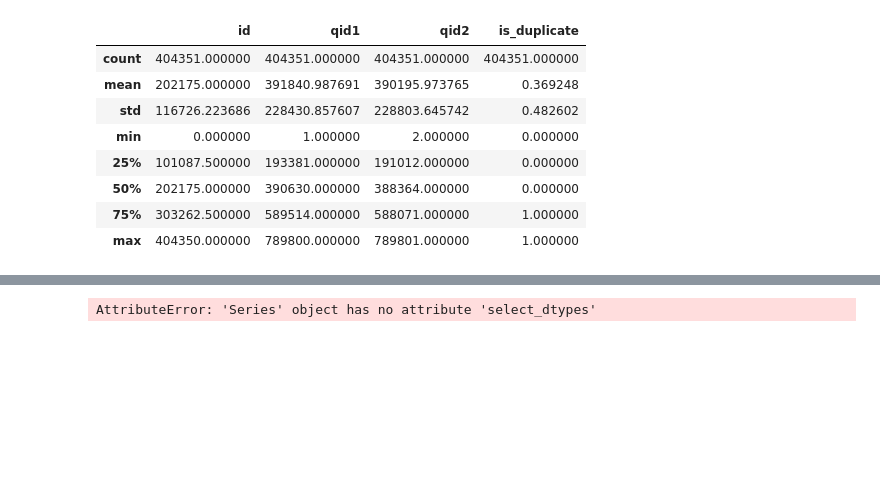
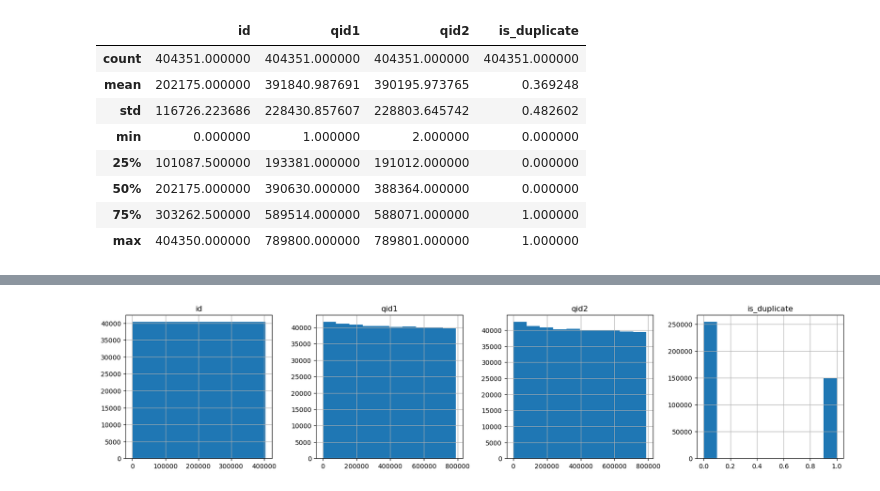
Before and after one commit to Dhouib-Mohamed/Duplicate-Question-Predictor, a Jupyter notebook: notebooks/raw_visualization.ipynb, the cells around one changed output, grey strips where cells are left out. Cells and saved outputs as stored; diff of their text form; code cells hidden in the pictures; blank space fills up the shorter version.

Commit message:
testing visualization functions

```diff
--- a/notebooks/raw_visualization.ipynb
+++ b/notebooks/raw_visualization.ipynb
@@ -65,15 +51,4 @@ ax.set_ylim([0, 1.1])
-# %%
-result = result.select_dtypes(include=[np.number])
-
-# Compute the layout grid size
-data_cols = len(result.columns)
-unit_size = 5
-layout_cols = 4
-layout_rows = int(data_cols/layout_cols+layout_cols)
-
-# Make the plots
-result.hist(figsize=(layout_cols*unit_size,layout_rows*unit_size), layout=(layout_rows,layout_cols))
-
-plt.show()
-# %% [output]
-AttributeError: 'Series' object has no attribute 'select_dtypes'
+# %%
+vis.histPlotAll(data)
+# %% [output]
+[figure, added]
```
Also changed, not shown: parts of 9 cells of this notebook.
